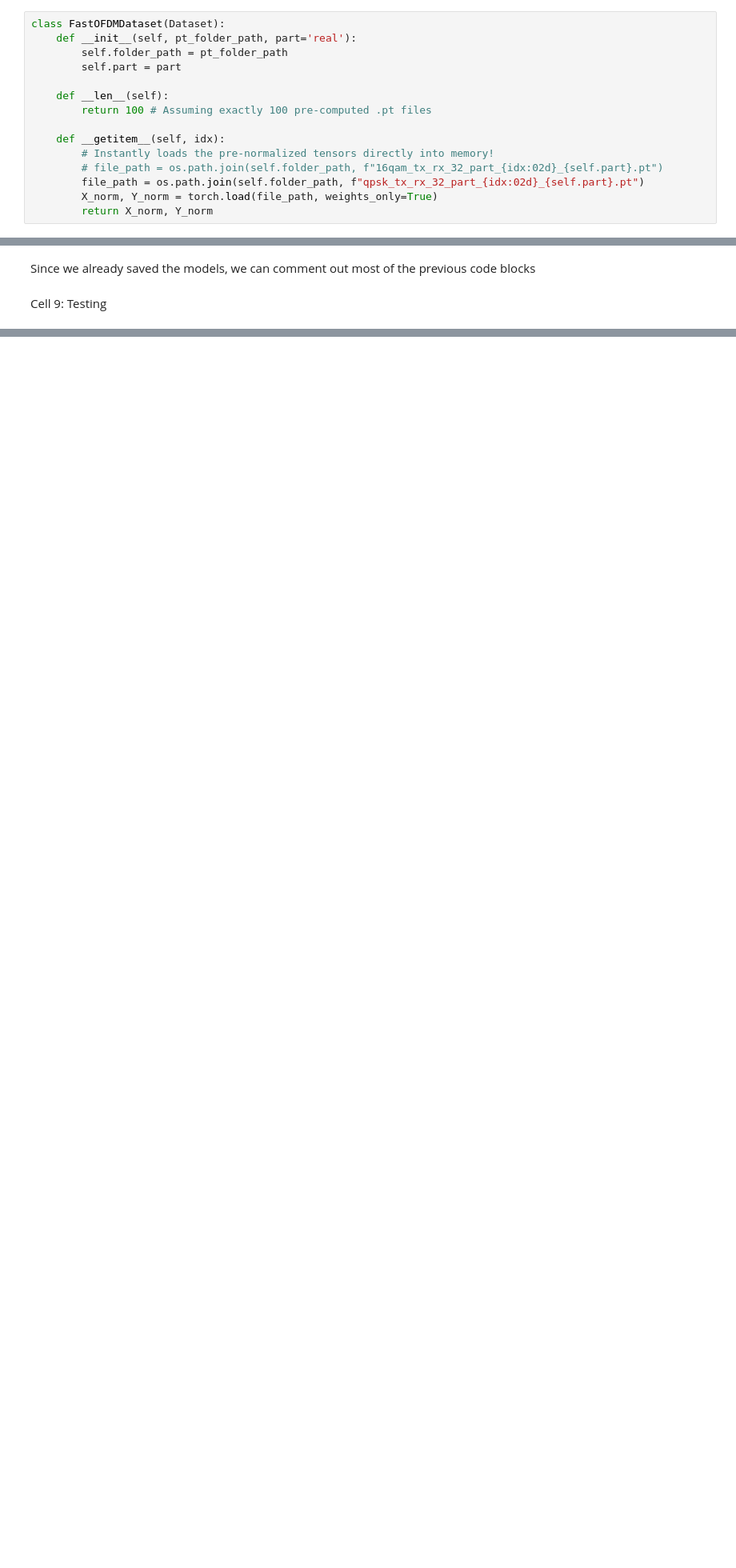
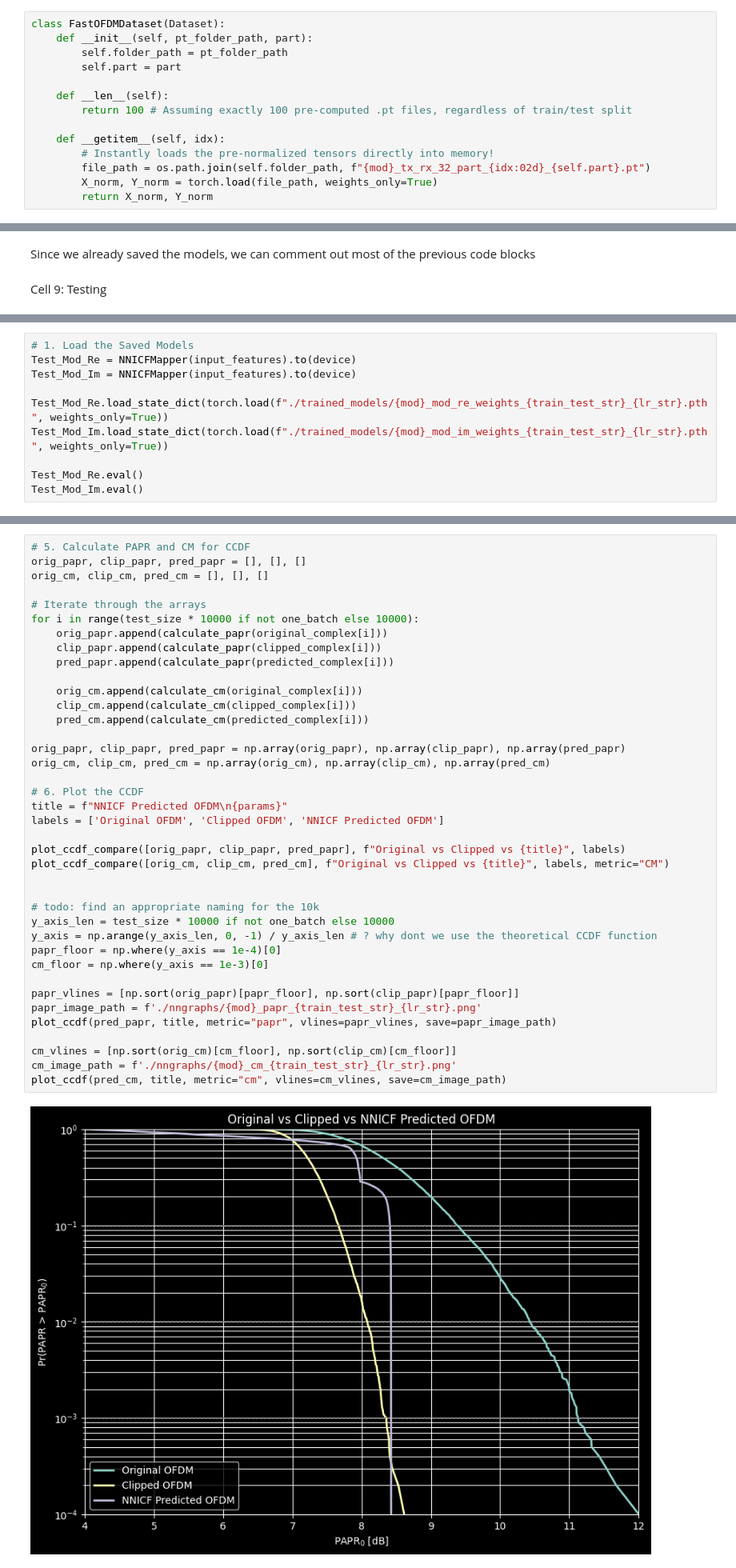
Before and after one commit to skipcl4ss/ml-ofdm-papr-reduction, a Jupyter notebook: nnicf.ipynb, the cells around one changed output, grey strips where cells are left out. Shown at 80% size. Drawn from its saved outputs; the diff is of its cells as text; blank space fills up the shorter version.

Commit message:
clean up neural network related files, generate new models and compare them with older ones

```diff
--- a/nnicf.ipynb
+++ b/nnicf.ipynb
@@ -113,17 +146,16 @@ Cell 3: Highly Optimized Dataset Class
 This is fast as it works with .pt directly without conversion
 # %%
 class FastOFDMDataset(Dataset):
-    def __init__(self, pt_folder_path, part='real'):
+    def __init__(self, pt_folder_path, part):
         self.folder_path = pt_folder_path
         self.part = part
 
     def __len__(self):
-        return 100 # Assuming exactly 100 pre-computed .pt files
+        return 100 # Assuming exactly 100 pre-computed .pt files, regardless of train/test split
 
     def __getitem__(self, idx):
         # Instantly loads the pre-normalized tensors directly into memory!
-        # file_path = os.path.join(self.folder_path, f"16qam_tx_rx_32_part_{idx:02d}_{self.part}.pt")
-        file_path = os.path.join(self.folder_path, f"qpsk_tx_rx_32_part_{idx:02d}_{self.part}.pt")
+        file_path = os.path.join(self.folder_path, f"{mod}_tx_rx_32_part_{idx:02d}_{self.part}.pt")
         X_norm, Y_norm = torch.load(file_path, weights_only=True)
         return X_norm, Y_norm
 # %% [markdown]
@@ -527,0 +332,10 @@ plt.show()
+# %%
+# 1. Load the Saved Models
+Test_Mod_Re = NNICFMapper(input_features).to(device)
+Test_Mod_Im = NNICFMapper(input_features).to(device)
+
+Test_Mod_Re.load_state_dict(torch.load(f"./trained_models/{mod}_mod_re_weights_{train_test_str}_{lr_str}.pth", weights_only=True))
+Test_Mod_Im.load_state_dict(torch.load(f"./trained_models/{mod}_mod_im_weights_{train_test_str}_{lr_str}.pth", weights_only=True))
+
+Test_Mod_Re.eval()
+Test_Mod_Im.eval()
@@ -527,0 +422,41 @@ plt.show()
+# %%
+# 5. Calculate PAPR and CM for CCDF
+orig_papr, clip_papr, pred_papr = [], [], []
+orig_cm, clip_cm, pred_cm = [], [], []
+
+# Iterate through the arrays
+for i in range(test_size * 10000 if not one_batch else 10000):
+    orig_papr.append(calculate_papr(original_complex[i]))
+    clip_papr.append(calculate_papr(clipped_complex[i]))
+    pred_papr.append(calculate_papr(predicted_complex[i]))
+
+    orig_cm.append(calculate_cm(original_complex[i]))
+    clip_cm.append(calculate_cm(clipped_complex[i]))
+    pred_cm.append(calculate_cm(predicted_complex[i]))
+
+orig_papr, clip_papr, pred_papr = np.array(orig_papr), np.array(clip_papr), np.array(pred_papr)
+orig_cm, clip_cm, pred_cm = np.array(orig_cm), np.array(clip_cm), np.array(pred_cm)
+
+# 6. Plot the CCDF
+title = f"NNICF Predicted OFDM\n{params}"
+labels = ['Original OFDM', 'Clipped OFDM', 'NNICF Predicted OFDM']
+
+plot_ccdf_compare([orig_papr, clip_papr, pred_papr], f"Original vs Clipped vs {title}", labels)
+plot_ccdf_compare([orig_cm, clip_cm, pred_cm], f"Original vs Clipped vs {title}", labels, metric="CM")
+
+
+# todo: find an appropriate naming for the 10k
+y_axis_len = test_size * 10000 if not one_batch else 10000
+y_axis = np.arange(y_axis_len, 0, -1) / y_axis_len # ? why dont we use the theoretical CCDF function
+papr_floor = np.where(y_axis == 1e-4)[0]
+cm_floor = np.where(y_axis == 1e-3)[0]
+
+papr_vlines = [np.sort(orig_papr)[papr_floor], np.sort(clip_papr)[papr_floor]]
+papr_image_path = f'./nngraphs/{mod}_papr_{train_test_str}_{lr_str}.png'
+plot_ccdf(pred_papr, title, metric="papr", vlines=papr_vlines, save=papr_image_path)
+
+cm_vlines = [np.sort(orig_cm)[cm_floor], np.sort(clip_cm)[cm_floor]]
+cm_image_path = f'./nngraphs/{mod}_cm_{train_test_str}_{lr_str}.png'
+plot_ccdf(pred_cm, title, metric="cm", vlines=cm_vlines, save=cm_image_path)
+# %% [output]
+[figure, added]
```
Also changed, not shown: parts of 18 cells of this notebook, 7 other files.
